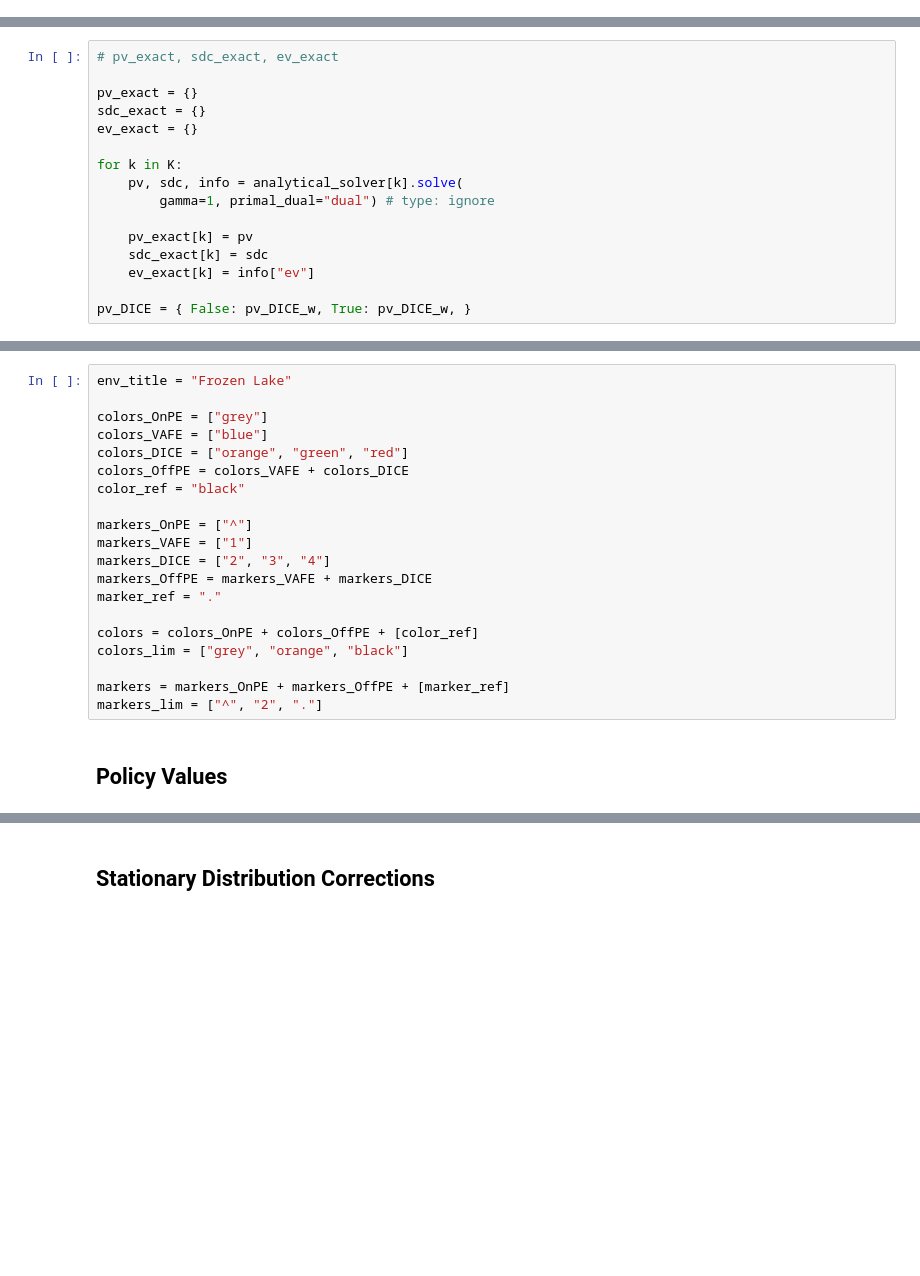
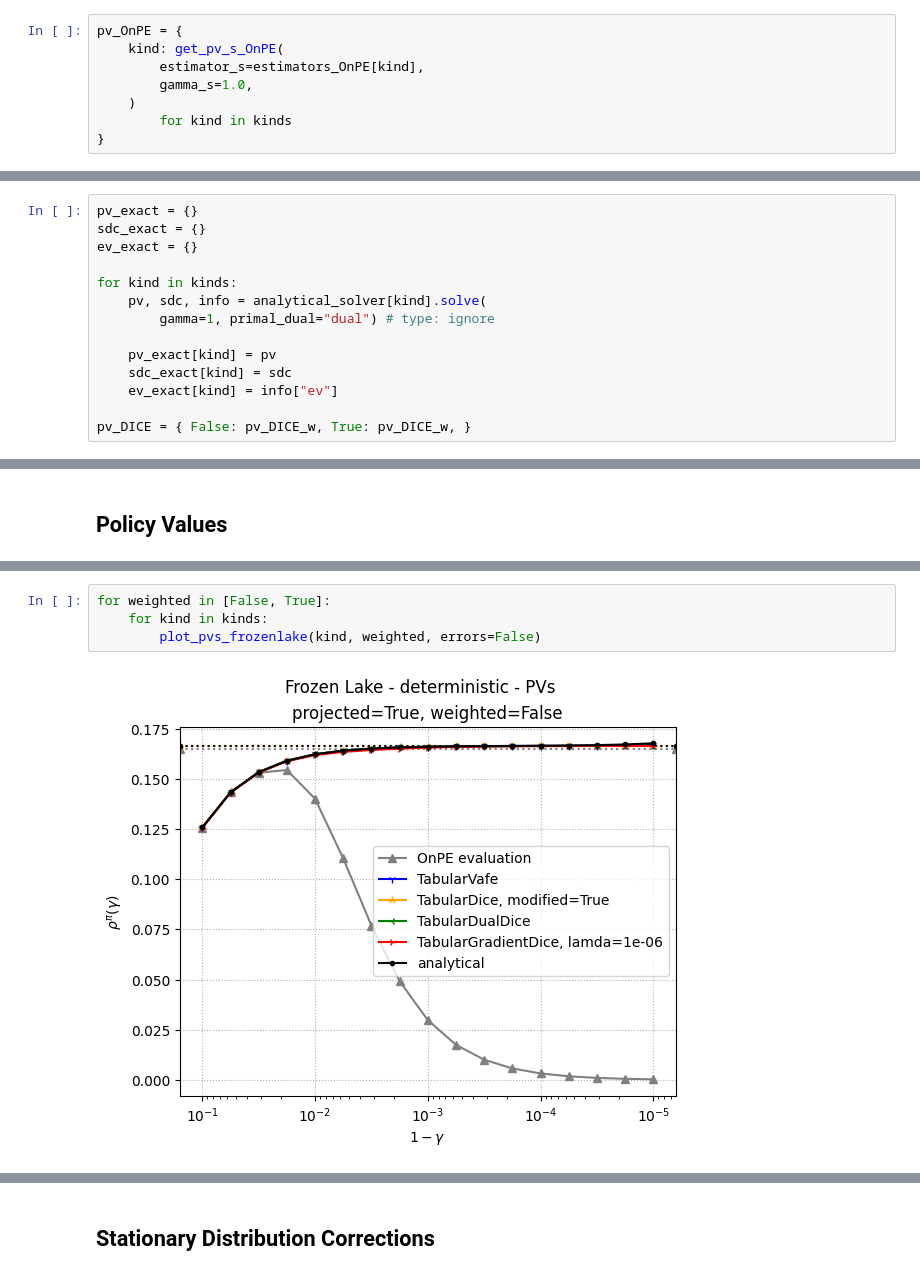
Before and after one commit to MrWhiteRichard/dice_rl_sepsis, a Jupyter notebook: results_frozenlake.ipynb, the cells around one changed output, grey strips where cells are left out. Saved outputs shown, nothing was run; the diff lists cells and outputs as text; blank space fills up the shorter version.

Commit message:
Update frozen_lake

```diff
--- a/results_frozenlake.ipynb
+++ b/results_frozenlake.ipynb
@@ -334 +324,9 @@ for k in K:
+# %%
+pv_OnPE = {
+    kind: get_pv_s_OnPE(
+        estimator_s=estimators_OnPE[kind],
+        gamma_s=1.0,
+    )
+        for kind in kinds
+}
 # %%
@@ -358,17 +354,15 @@ for k in K:
 # %%
-# pv_exact, sdc_exact, ev_exact
-
 pv_exact = {}
 sdc_exact = {}
 ev_exact = {}
 
-for k in K:
-    pv, sdc, info = analytical_solver[k].solve(
+for kind in kinds:
+    pv, sdc, info = analytical_solver[kind].solve(
         gamma=1, primal_dual="dual") # type: ignore
 
-    pv_exact[k] = pv
-    sdc_exact[k] = sdc
-    ev_exact[k] = info["ev"]
+    pv_exact[kind] = pv
+    sdc_exact[kind] = sdc
+    ev_exact[kind] = info["ev"]
 
 pv_DICE = { False: pv_DICE_w, True: pv_DICE_w, }
 # %%
@@ -382,24 +375,4 @@ ev_exact
 # %% [markdown]
 # Plot
-# %%
-env_title = "Frozen Lake"
-
-colors_OnPE = ["grey"]
-colors_VAFE = ["blue"]
-colors_DICE = ["orange", "green", "red"]
-colors_OffPE = colors_VAFE + colors_DICE
-color_ref = "black"
-
-markers_OnPE = ["^"]
-markers_VAFE = ["1"]
-markers_DICE = ["2", "3", "4"]
-markers_OffPE = markers_VAFE + markers_DICE
-marker_ref = "."
-
-colors = colors_OnPE + colors_OffPE + [color_ref]
-colors_lim = ["grey", "orange", "black"]
-
-markers = markers_OnPE + markers_OffPE + [marker_ref]
-markers_lim = ["^", "2", "."]
 # %% [markdown]
 ## Policy Values
@@ -560,0 +425,6 @@ for k in K:
+# %%
+for weighted in [False, True]:
+    for kind in kinds:
+        plot_pvs_frozenlake(kind, weighted, errors=False)
+# %% [output]
+[figure, added]
```
Also changed, not shown: parts of 60 cells of this notebook, 4 other files.
